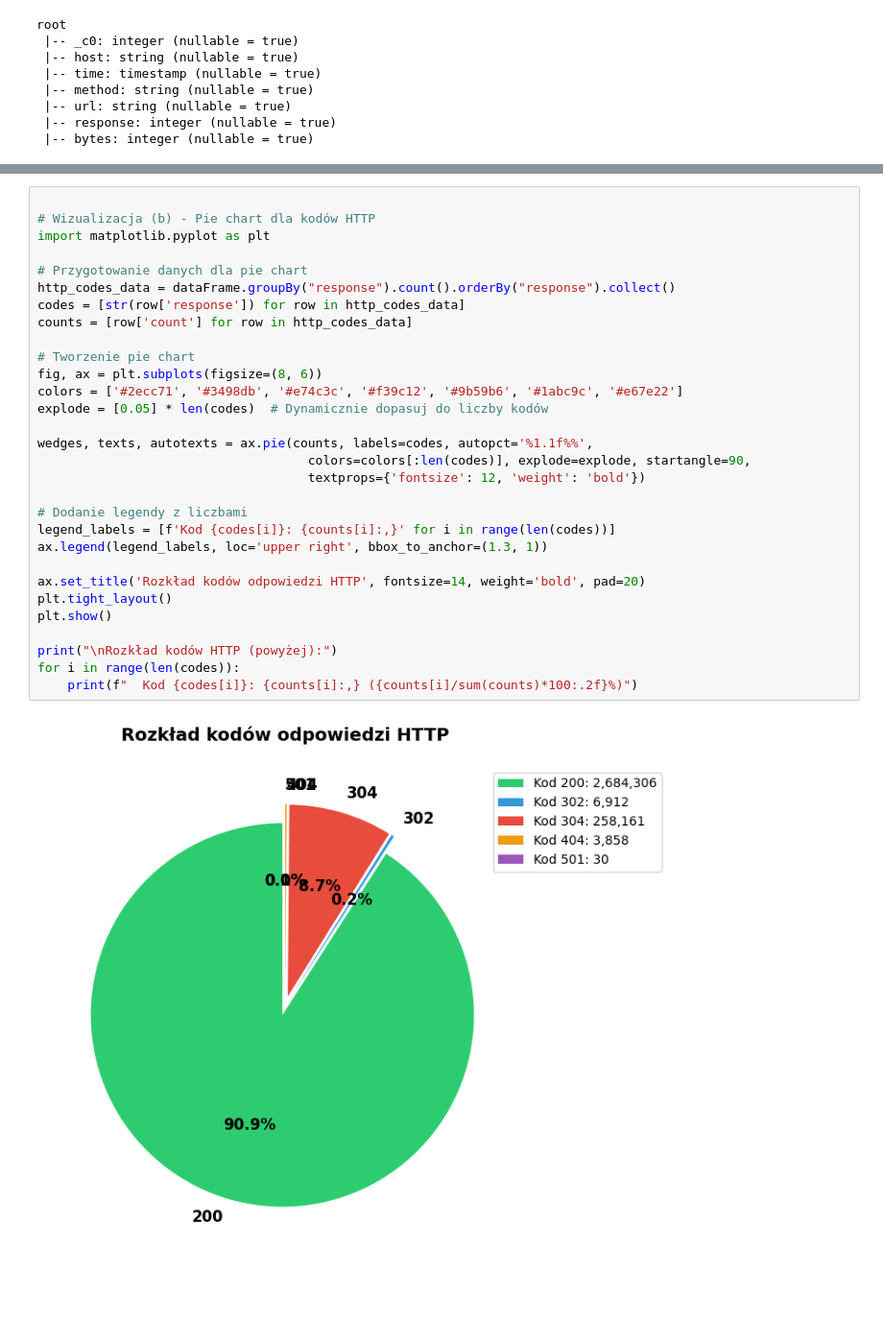
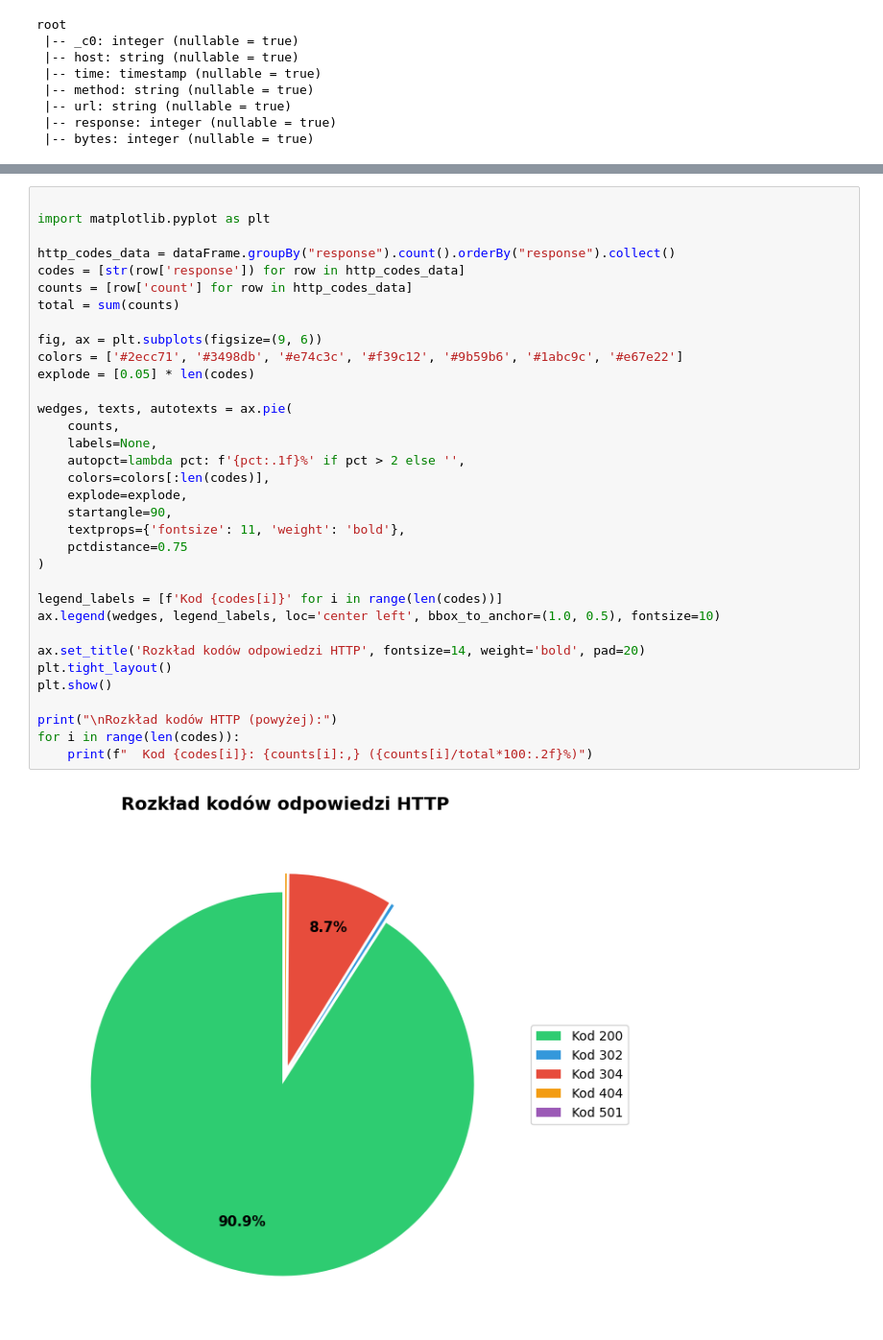
Before and after one commit to GTR1701/sem4, a Jupyter notebook: Metody i Narzedzia Big Data/1/BigDataProjekt1.ipynb, the cells around one changed output, grey strips where cells are left out. Shown at 96% size. Saved outputs shown, nothing was run; the diff lists cells and outputs as text; blank space fills up the shorter version.

```diff
--- a/Metody i Narzedzia Big Data/1/BigDataProjekt1.ipynb
+++ b/Metody i Narzedzia Big Data/1/BigDataProjekt1.ipynb
@@ -300,36 +367,40 @@ Razem zapytań: 2953267
   Kod 501:       30 ( 0.00%)
 # %%
 
-# Wizualizacja (b) - Pie chart dla kodów HTTP
 import matplotlib.pyplot as plt
 
-# Przygotowanie danych dla pie chart
 http_codes_data = dataFrame.groupBy("response").count().orderBy("response").collect()
 codes = [str(row['response']) for row in http_codes_data]
 counts = [row['count'] for row in http_codes_data]
+total = sum(counts)
 
-# Tworzenie pie chart
-fig, ax = plt.subplots(figsize=(8, 6))
+fig, ax = plt.subplots(figsize=(9, 6))
 colors = ['#2ecc71', '#3498db', '#e74c3c', '#f39c12', '#9b59b6', '#1abc9c', '#e67e22']
-explode = [0.05] * len(codes)  # Dynamicznie dopasuj do liczby kodów
+explode = [0.05] * len(codes)
 
-wedges, texts, autotexts = ax.pie(counts, labels=codes, autopct='%1.1f%%',
-                                    colors=colors[:len(codes)], explode=explode, startangle=90,
-                                    textprops={'fontsize': 12, 'weight': 'bold'})
+wedges, texts, autotexts = ax.pie(
+    counts,
+    labels=None,
+    autopct=lambda pct: f'{pct:.1f}%' if pct > 2 else '',
+    colors=colors[:len(codes)],
+    explode=explode,
+    startangle=90,
+    textprops={'fontsize': 11, 'weight': 'bold'},
+    pctdistance=0.75
+)
 
-# Dodanie legendy z liczbami
-legend_labels = [f'Kod {codes[i]}: {counts[i]:,}' for i in range(len(codes))]
-ax.legend(legend_labels, loc='upper right', bbox_to_anchor=(1.3, 1))
+legend_labels = [f'Kod {codes[i]}' for i in range(len(codes))]
+ax.legend(wedges, legend_labels, loc='center left', bbox_to_anchor=(1.0, 0.5), fontsize=10)
 
 ax.set_title('Rozkład kodów odpowiedzi HTTP', fontsize=14, weight='bold', pad=20)
 plt.tight_layout()
 plt.show()
 
 print("\nRozkład kodów HTTP (powyżej):")
 for i in range(len(codes)):
-    print(f"  Kod {codes[i]}: {counts[i]:,} ({counts[i]/sum(counts)*100:.2f}%)")
+    print(f"  Kod {codes[i]}: {counts[i]:,} ({counts[i]/total*100:.2f}%)")
 # %% [output]
-[figure, old version]
+[figure, new version]
 Rozkład kodów HTTP (powyżej):
   Kod 200: 2,684,306 (90.89%)
   Kod 302: 6,912 (0.23%)
```
Also changed, not shown: parts of 25 cells of this notebook.
